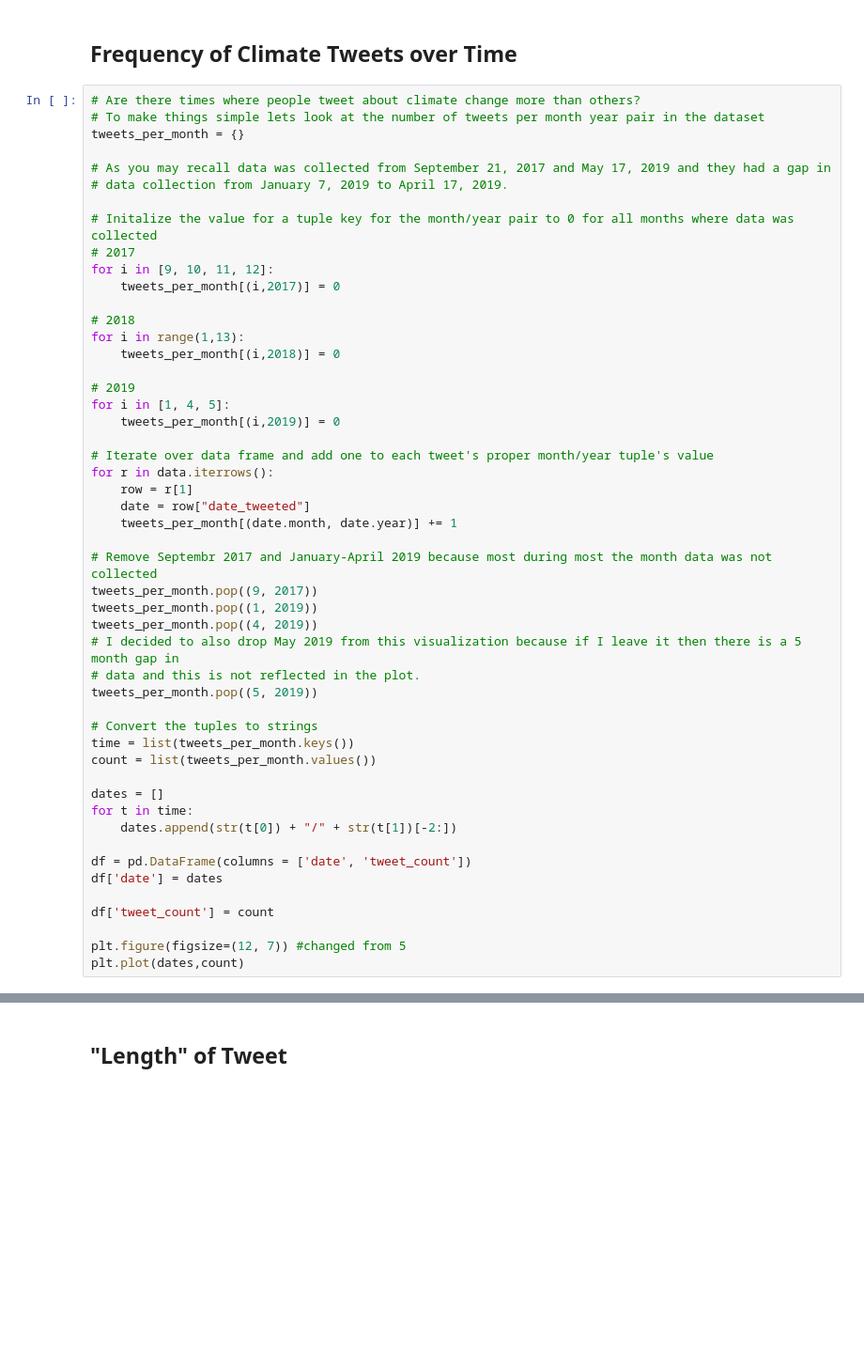
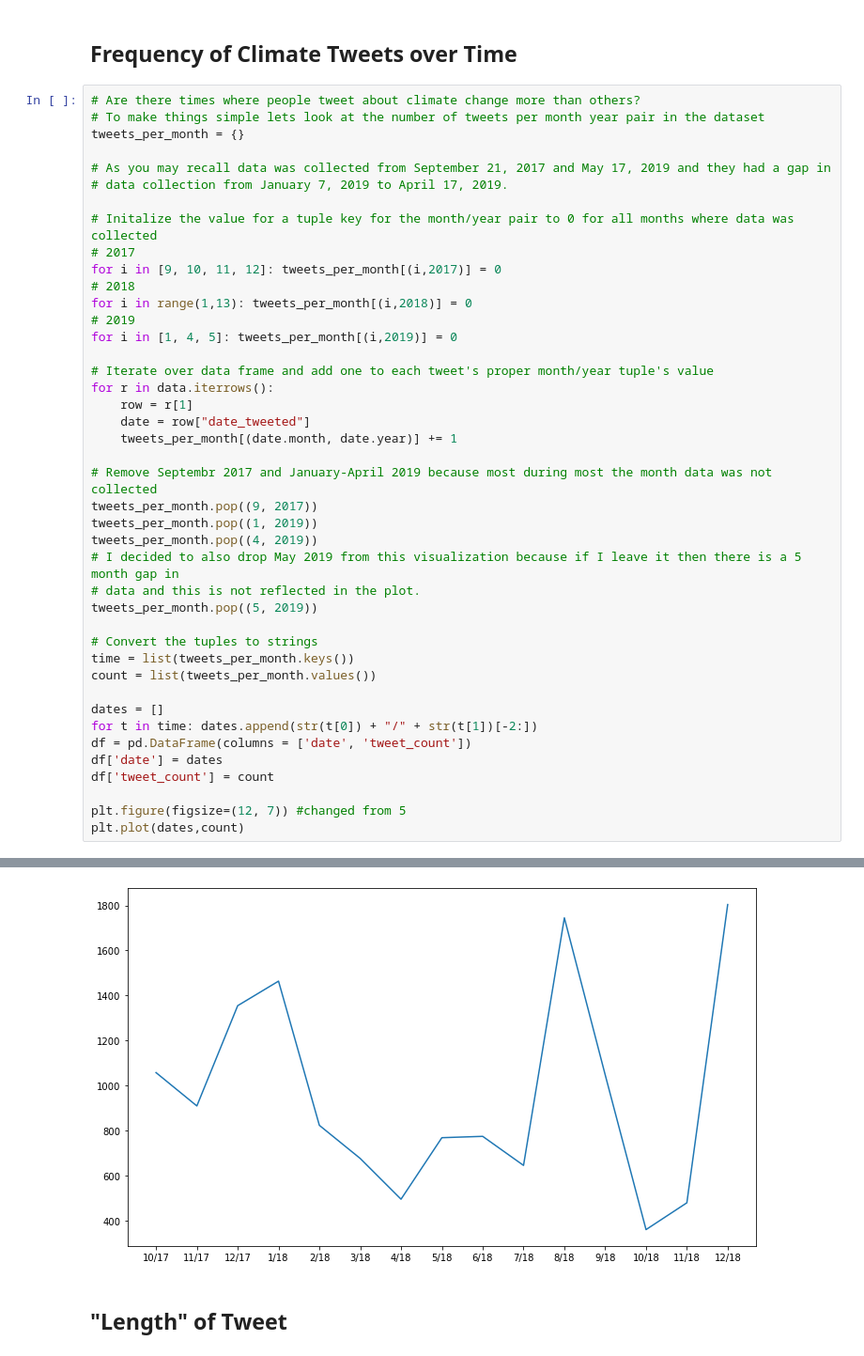
Before and after one commit to arjungandhi521/arjungandhi521.github.io, a Jupyter notebook: Climate Change on Twitter.ipynb, the cells around one changed output, grey strips where cells are left out. Shown at 94% size. Saved outputs shown, nothing was run; the diff lists cells and outputs as text; blank space fills up the shorter version.

```diff
--- a/Climate Change on Twitter.ipynb
+++ b/Climate Change on Twitter.ipynb
@@ -397,16 +351,11 @@ tweets_per_month = {}
 
 # Initalize the value for a tuple key for the month/year pair to 0 for all months where data was collected
 # 2017
-for i in [9, 10, 11, 12]:
-    tweets_per_month[(i,2017)] = 0
-
+for i in [9, 10, 11, 12]: tweets_per_month[(i,2017)] = 0
 # 2018
-for i in range(1,13):
-    tweets_per_month[(i,2018)] = 0
-
+for i in range(1,13): tweets_per_month[(i,2018)] = 0
 # 2019
-for i in [1, 4, 5]:
-    tweets_per_month[(i,2019)] = 0
+for i in [1, 4, 5]: tweets_per_month[(i,2019)] = 0
 
 # Iterate over data frame and add one to each tweet's proper month/year tuple's value
 for r in data.iterrows():
@@ -427,13 +376,11 @@ time = list(tweets_per_month.keys())
 count = list(tweets_per_month.values())
 
 dates = []
-for t in time:
-    dates.append(str(t[0]) + "/" + str(t[1])[-2:])
-
+for t in time: dates.append(str(t[0]) + "/" + str(t[1])[-2:])
 df = pd.DataFrame(columns = ['date', 'tweet_count'])
 df['date'] = dates
-
 df['tweet_count'] = count
 
 plt.figure(figsize=(12, 7)) #changed from 5
 plt.plot(dates,count)
+# %% [output]
@@ -440,3 +388,4 @@ plt.plot(dates,count)
+[figure, added]
 # %% [markdown]
 ## "Length" of Tweet
 # %%
```
Also changed, not shown: parts of 17 cells of this notebook, 2 other files.
